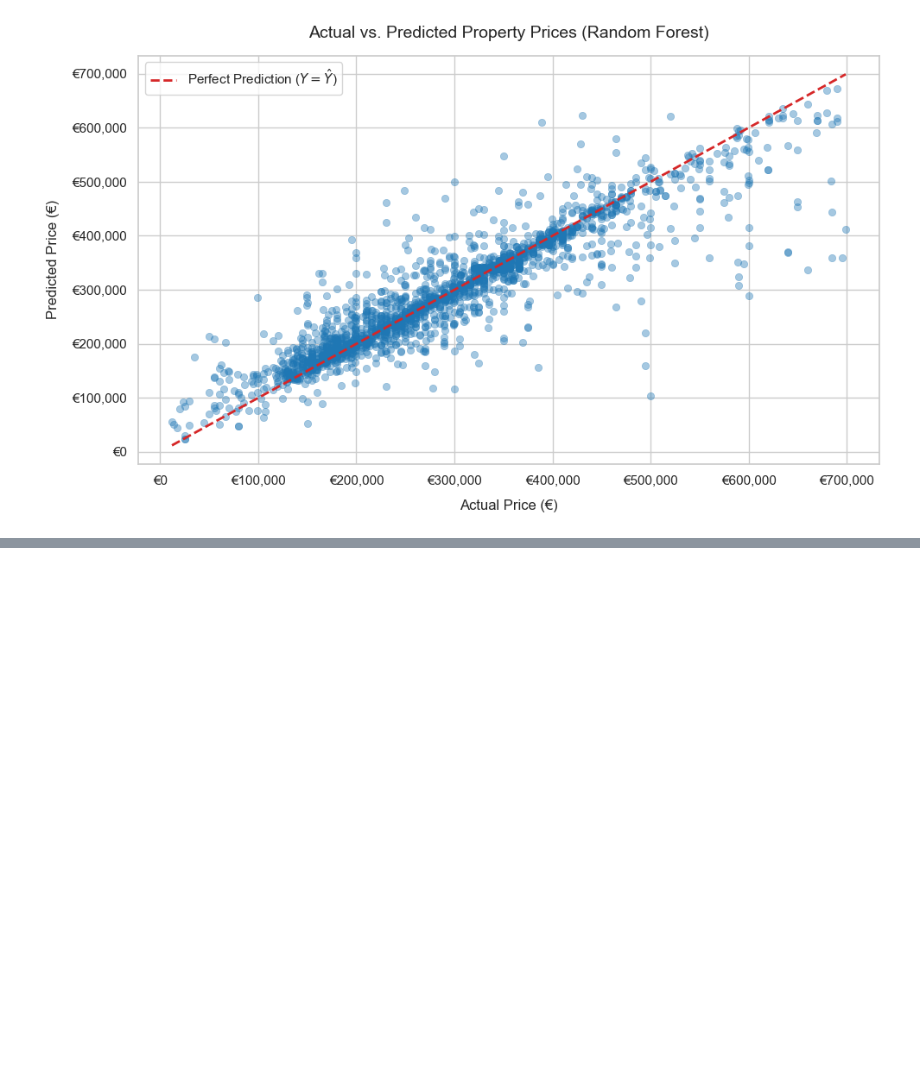
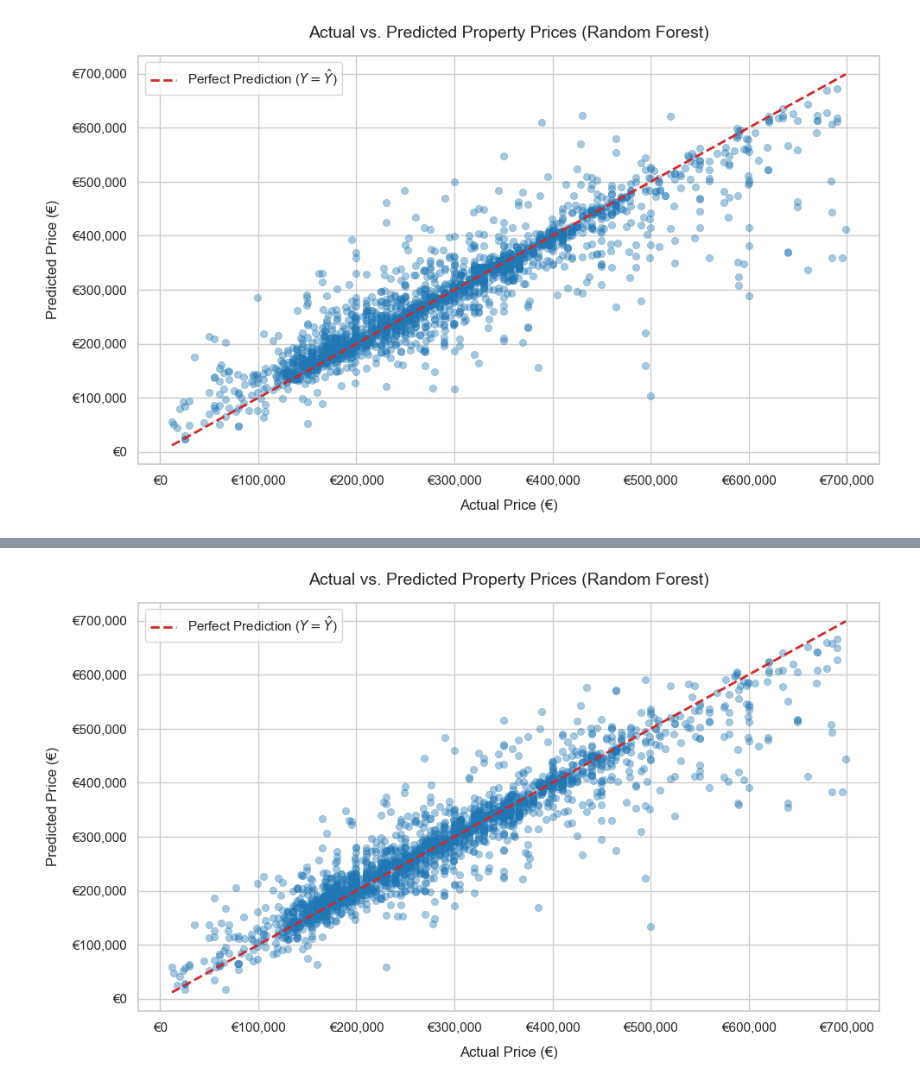
Before and after one commit to tmvmonteiro/IA-Project-2, a Jupyter notebook: main.ipynb, the cells around one changed output, grey strips where cells are left out. Saved outputs shown, nothing was run; the diff lists cells and outputs as text; code cells hidden in the pictures; blank space fills up the shorter version.

Commit message:
xgboost added

```diff
--- a/main.ipynb
+++ b/main.ipynb
@@ -649,0 +765,40 @@ plt.close()
+# %%
+# Real vs Prediction prices graph for XGBoost
+
+sns.set_theme(style="whitegrid")
+
+plt.figure(figsize=(10, 6))
+
+sns.scatterplot(
+    x=Y_test,
+    y=Y_pred,
+    alpha=0.4,
+    color='#1f77b4',
+    edgecolor=None
+)
+
+min_val = min(Y_test.min(), Y_pred.min())
+max_val = max(Y_test.max(), Y_pred.max())
+
+plt.plot(
+    [min_val, max_val],
+    [min_val, max_val],
+    color='#d62728',
+    linestyle='--',
+    linewidth=2,
+    label=r'Perfect Prediction ($Y = \hat{Y}$)'
+)
+
+plt.title("Actual vs. Predicted Property Prices (Random Forest)", fontsize=14, pad=15)
+plt.xlabel("Actual Price (€)", fontsize=12, labelpad=10)
+plt.ylabel("Predicted Price (€)", fontsize=12, labelpad=10)
+
+plt.gca().xaxis.set_major_formatter(plt.FuncFormatter(lambda x, p: f"€{int(x):,}"))
+plt.gca().yaxis.set_major_formatter(plt.FuncFormatter(lambda x, p: f"€{int(x):,}"))
+
+plt.legend(fontsize=11, loc='upper left')
+plt.tight_layout()
+plt.show()
+plt.close()
+# %% [output]
+[figure, added]
```
Also changed, not shown: parts of 9 cells of this notebook.
